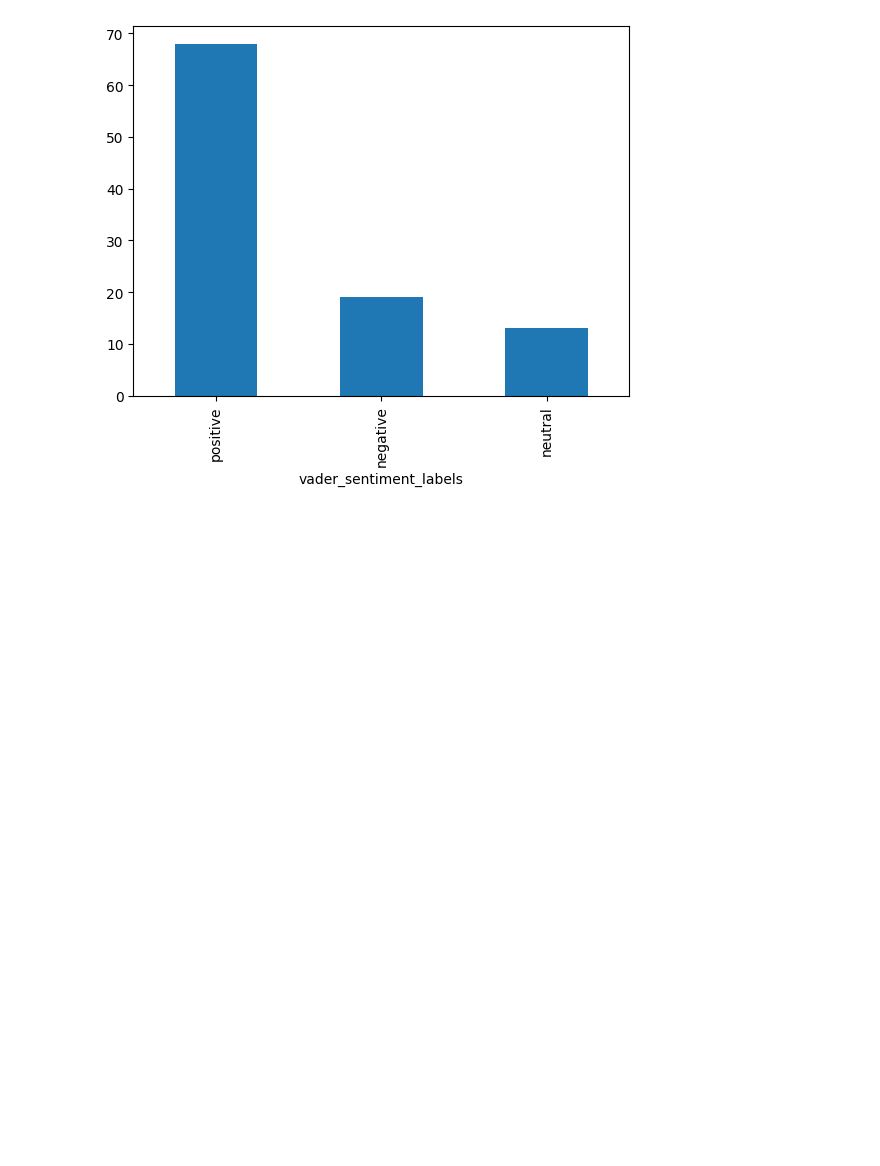
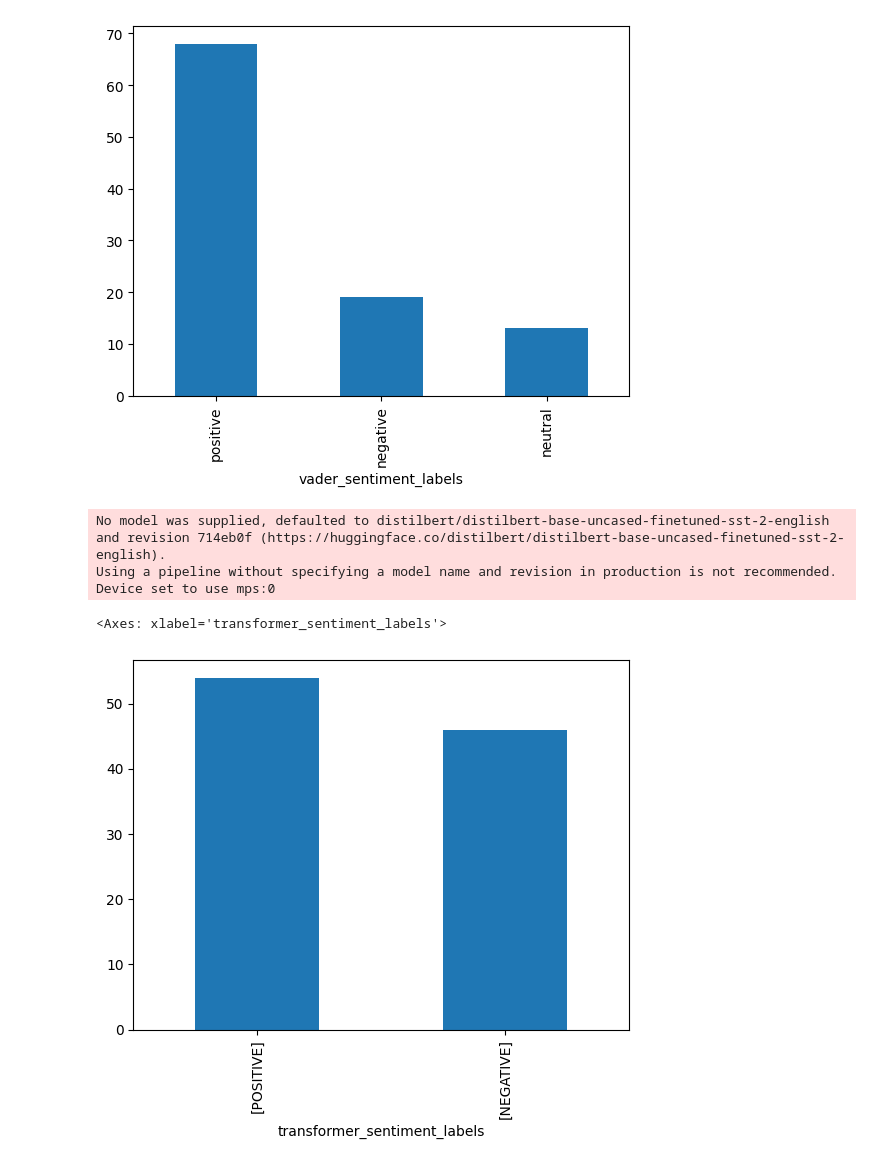
Before and after one commit to FrazerJHogg/Udemy-AI-Engineer-NLP, a Jupyter notebook: NLP_Sent_analysis_book_reviews.ipynb, the cells around one changed output. Saved outputs shown, nothing was run; the diff lists cells and outputs as text; code cells hidden in the pictures; blank space fills up the shorter version.

Commit message:
Completed Sentiment Analysis and Text Vectorizing.

```diff
--- a/NLP_Sent_analysis_book_reviews.ipynb
+++ b/NLP_Sent_analysis_book_reviews.ipynb
@@ -79,3 +79,21 @@ data['vader_sentiment_labels'].value_counts().plot.bar()
 # %% [output]
 <Axes: xlabel='vader_sentiment_labels'>
 [figure]
+# %%
+transformer_pipeline = pipeline("sentiment-analysis")
+transformer_labels = []
+for review in data['reviewText_clean']:
+    sentiment_list = transformer_pipeline(review)
+    sentiment_label = [sentiment['label'] for sentiment in sentiment_list]
+    transformer_labels.append(sentiment_label)
+
+data['transformer_sentiment_labels'] = transformer_labels
+# %% [output]
+No model was supplied, defaulted to distilbert/distilbert-base-uncased-finetuned-sst-2-english and revision 714eb0f (https://huggingface.co/distilbert/distilbert-base-uncased-finetuned-sst-2-english).
+Using a pipeline without specifying a model name and revision in production is not recommended.
+Device set to use mps:0
+# %%
+data['transformer_sentiment_labels'].value_counts().plot.bar()
+# %% [output]
+<Axes: xlabel='transformer_sentiment_labels'>
+[figure, added]
```
Also changed, not shown: 1 other file.
